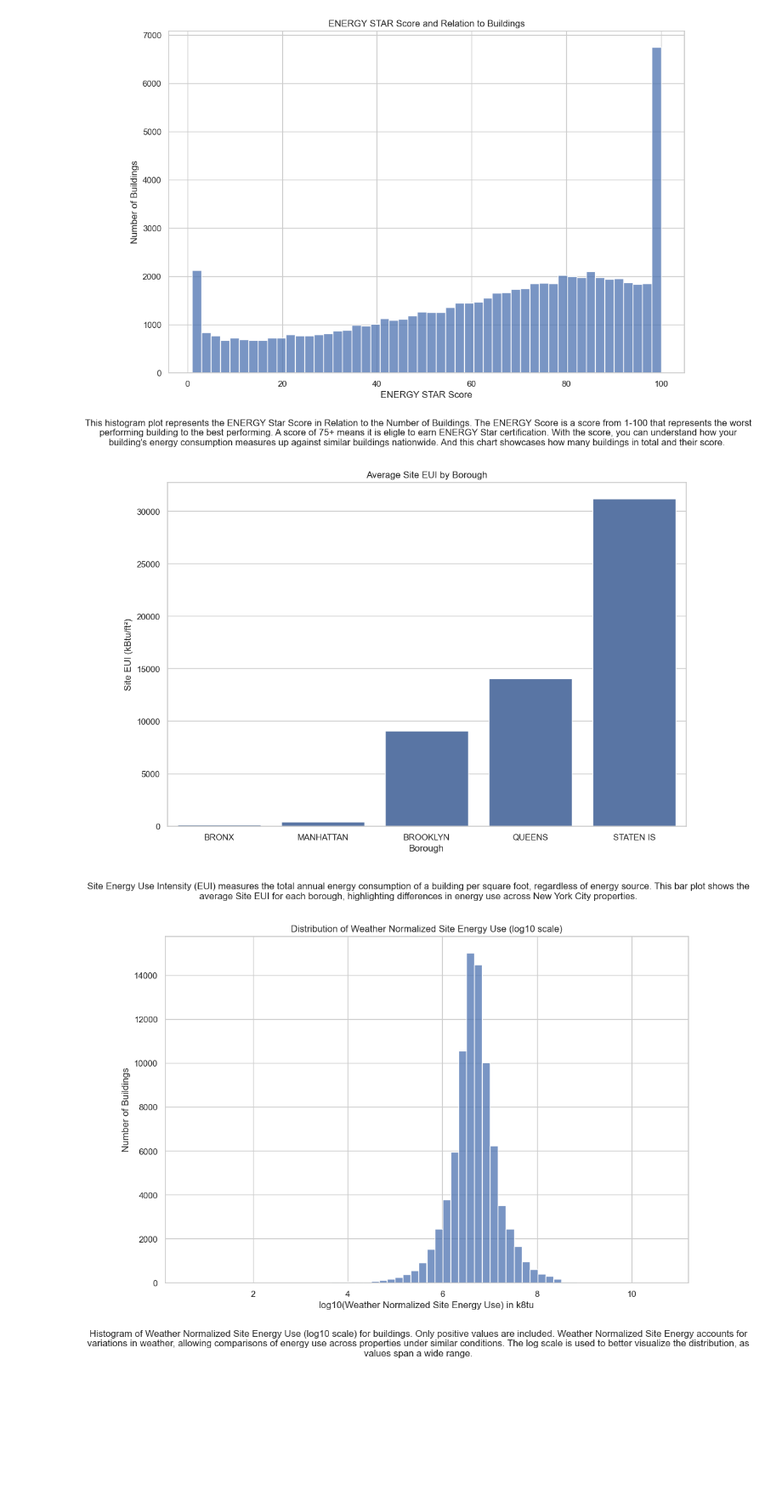
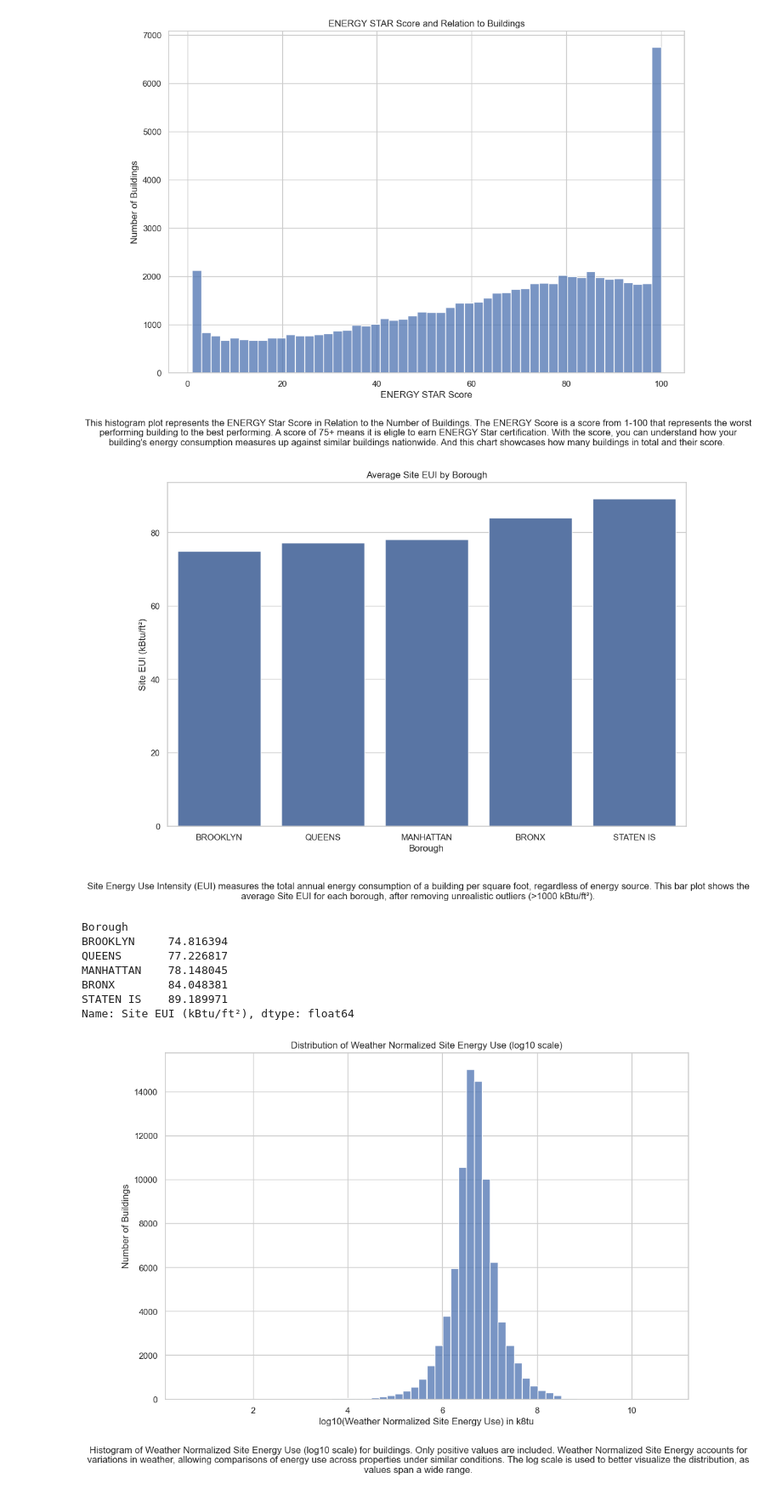
Before and after one commit to hamim23z/Energy_Usage_and_Building_Efficiency, a Jupyter notebook: data_analysis/dataplots.ipynb, the cells around one changed output. Shown: that part at 85% size. Cells and saved outputs as stored; diff of their text form; code cells hidden in the pictures; blank space fills up the shorter version.

```diff
--- a/data_analysis/dataplots.ipynb
+++ b/data_analysis/dataplots.ipynb
@@ -63,19 +64,37 @@ plt.show()
 # %%
 # next up is the Site Energy Use (kBtu). so according to the website, what this does is calculate the annual amount of all the energy your property
 # consumes on-site, regardless of the source. and I came up with this plot because it also says "Site Energy can be used to understand how the energy
 # use for an individual property has changed over time." so I did it for each borough and found the average.
-borough_site_eui = df.groupby("Borough")["Site EUI (kBtu/ft²)"].mean().sort_values()
+
+# remove impossible Site EUI values (fixes Bronx bar issue)
+# turns out the eui was wrong it shouldnt be in the tens of thousands.
+df_clean = df[df["Site EUI (kBtu/ft²)"].between(1, 1000)]
+borough_site_eui = df_clean.groupby("Borough")["Site EUI (kBtu/ft²)"].mean().sort_values()
+
 plt.figure(figsize=(12,8))
 sns.barplot(x=borough_site_eui.index, y=borough_site_eui.values)
 plt.title("Average Site EUI by Borough")
 plt.xlabel("Borough")
 plt.ylabel("Site EUI (kBtu/ft²)")
-plt.gcf().text(0.5, -0.05,
-               "Site Energy Use Intensity (EUI) measures the total annual energy consumption of a building per square foot, regardless of energy source. This bar plot shows the average Site EUI for each borough, highlighting differences in energy use across New York City properties.",
-               ha='center', fontsize=12, wrap=True)
+
+plt.gcf().text(
+    0.5, -0.05,
+    "Site Energy Use Intensity (EUI) measures the total annual energy consumption of a building per square foot, regardless of energy source. "
+    "This bar plot shows the average Site EUI for each borough, after removing unrealistic outliers (>1000 kBtu/ft²).",
+    ha='center', fontsize=12, wrap=True
+)
+
 plt.show()
+print(borough_site_eui)
 # %% [output]
-[figure, old version]
+[figure, new version]
+Borough
+BROOKLYN     74.816394
+QUEENS       77.226817
+MANHATTAN    78.148045
+BRONX        84.048381
+STATEN IS    89.189971
+Name: Site EUI (kBtu/ft²), dtype: float64
 # %%
 # this is an ai generated cell, i didnt know how to make the drawing for this because there were too many negative values here. and that made the
 # original plot of mine to be wrong.
```
Also changed, not shown: parts of 3 cells of this notebook.
